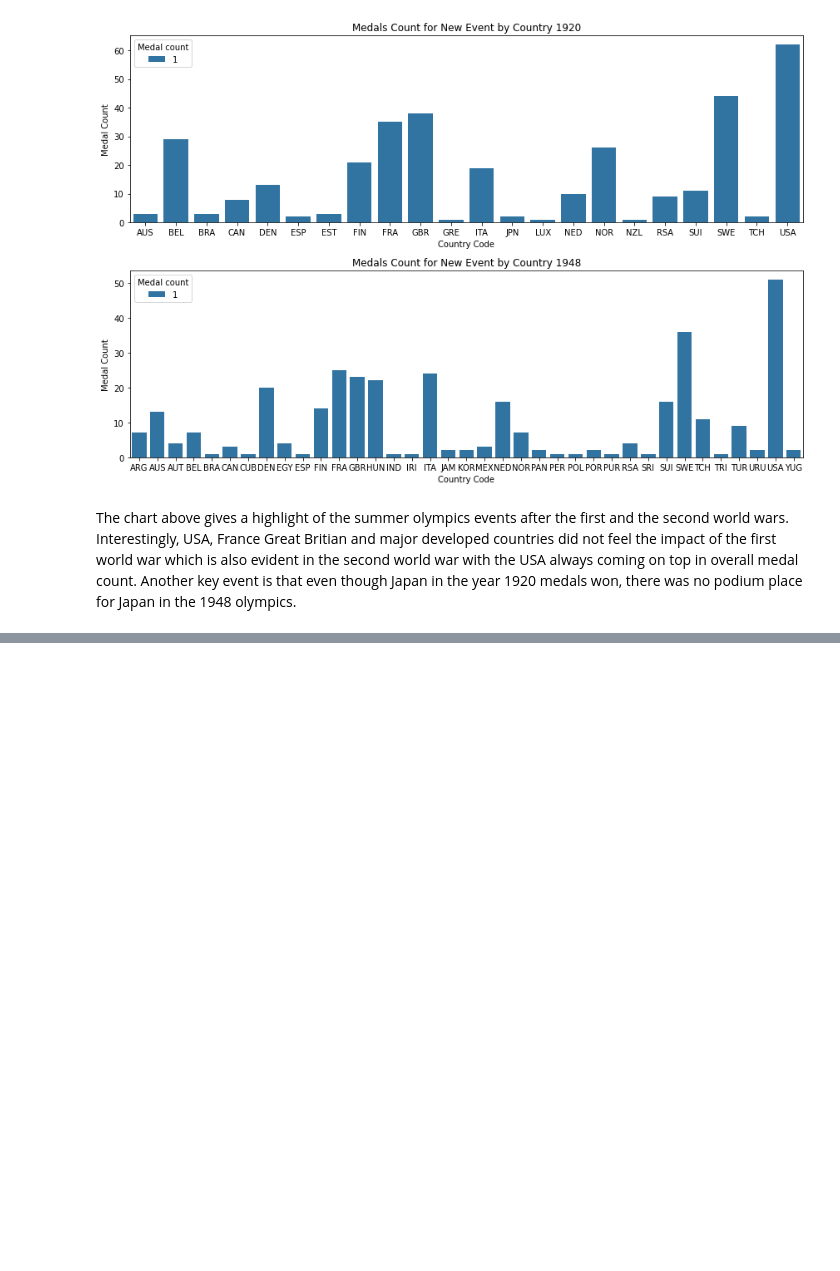
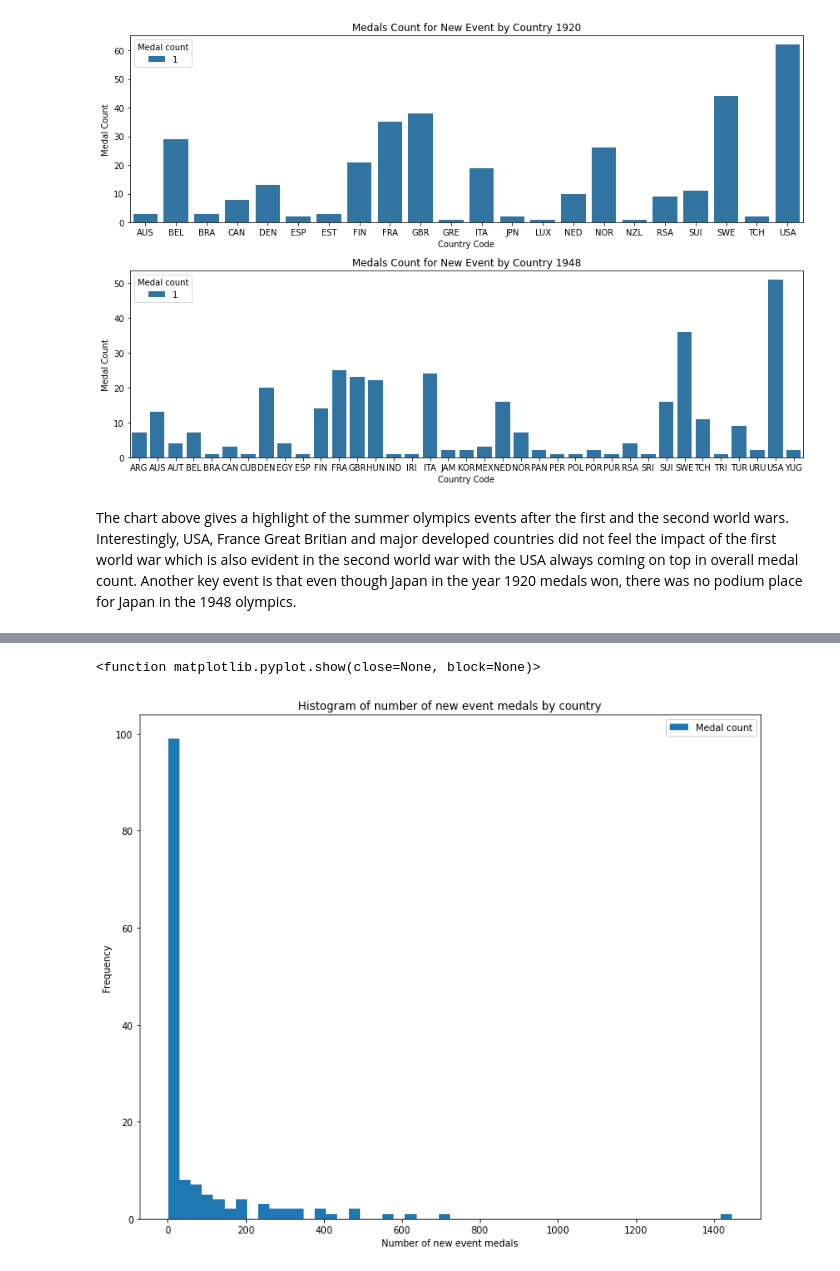
Before and after one commit to TomHOldershaw/Project_1_Team_2, a Jupyter notebook: Notebooks/Q2 - visualisation.ipynb, the cells around one changed output, grey strips where cells are left out. Saved outputs shown, nothing was run; the diff lists cells and outputs as text; code cells hidden in the pictures; blank space fills up the shorter version.

```diff
--- a/Notebooks/Q2 - visualisation.ipynb
+++ b/Notebooks/Q2 - visualisation.ipynb
@@ -307,0 +310,3 @@ The chart above gives a highlight of the summer olympics events after the first
+# %%
+per_country = final_df.groupby("Country")["Medal count"].sum().reset_index()
+per_country
@@ -307,0 +339,9 @@ The chart above gives a highlight of the summer olympics events after the first
+# %%
+per_country.plot(kind="hist", by="Medal count", bins=50, figsize=(12,10))
+plt.title("Histogram of number of new event medals by country")
+plt.xlabel("Number of new event medals")
+plt.savefig("../images/new_event_medals.png")
+plt.show
+# %% [output]
+<function matplotlib.pyplot.show(close=None, block=None)>
+[figure, added]
```
Also changed, not shown: parts of 4 cells of this notebook, 1 other file.
